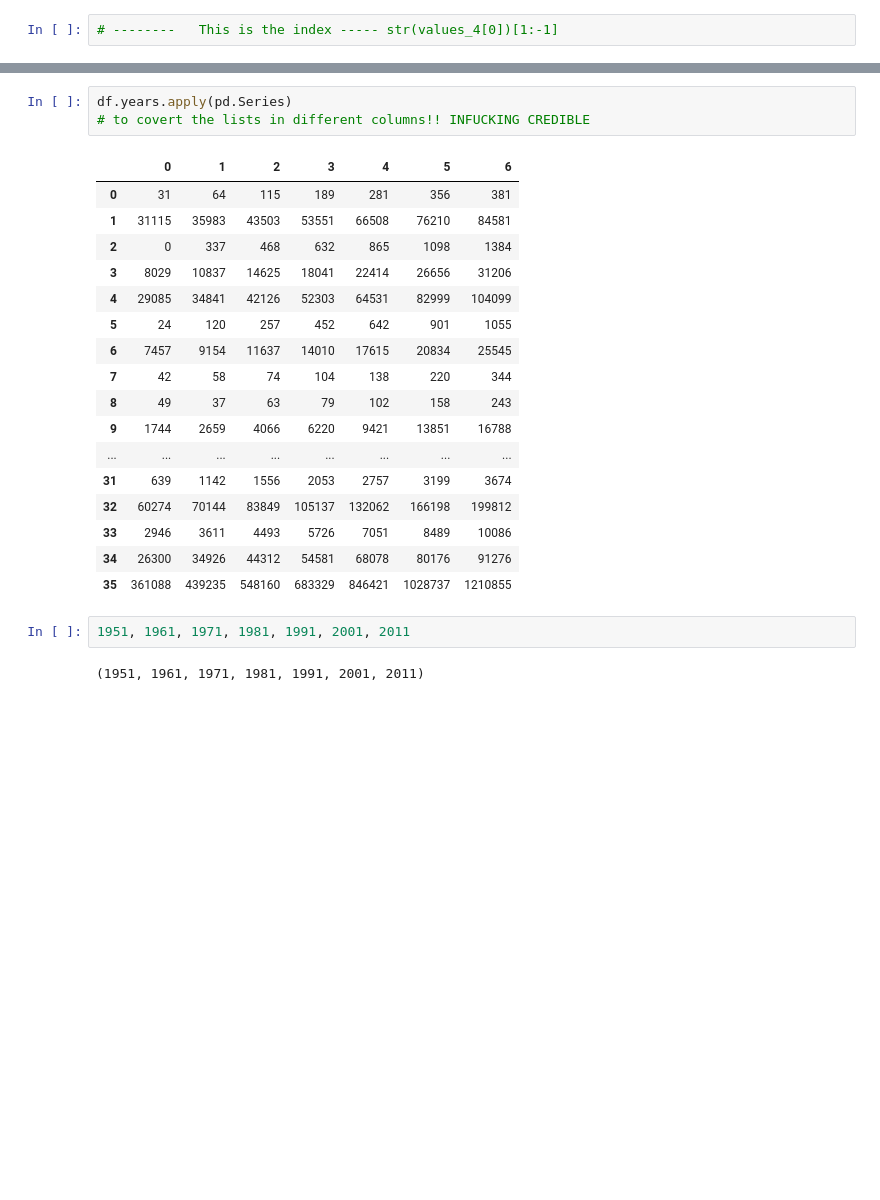
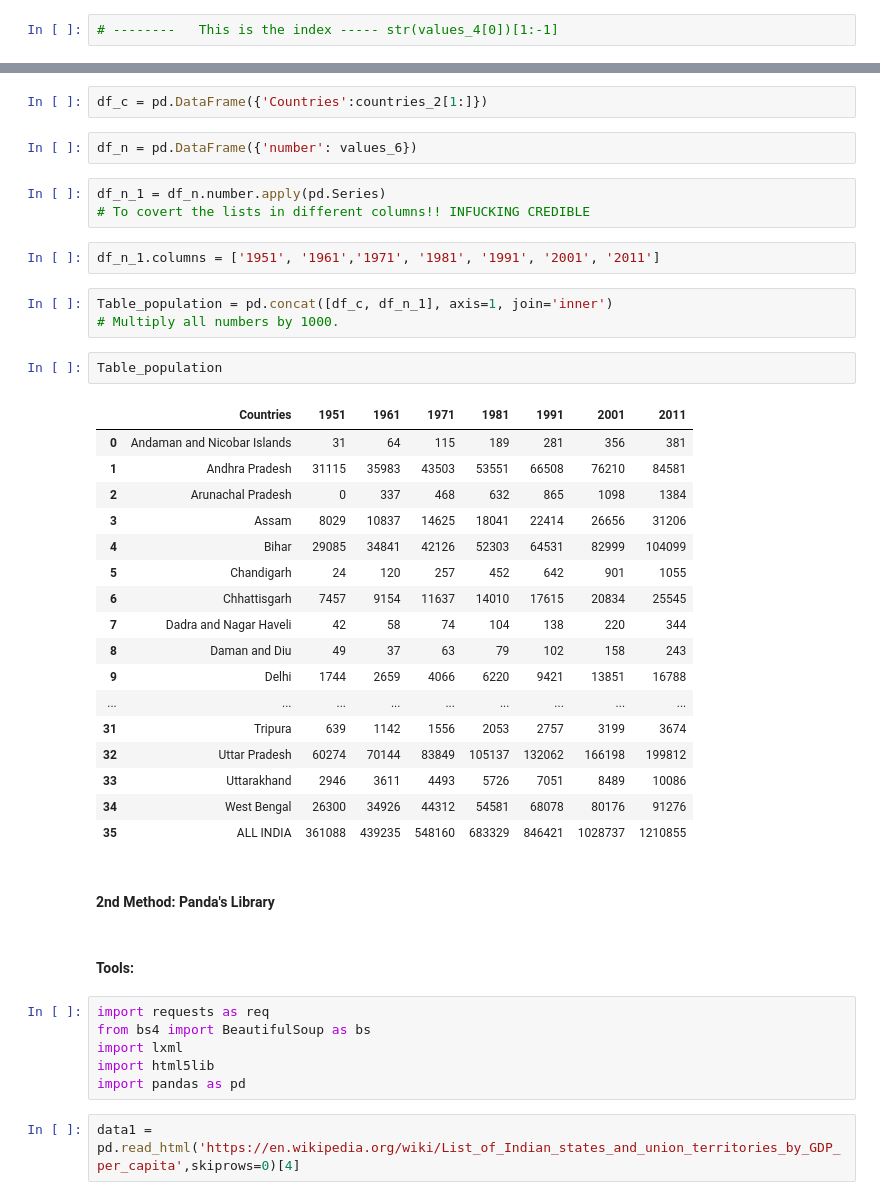
Before and after one commit to AntonioLopga12/ETL_Proyect_2022, a Jupyter notebook: 1_EXTRACTION.ipynb, the cells around one changed output, grey strips where cells are left out. Cells and saved outputs as stored; diff of their text form; blank space fills up the shorter version.

```diff
--- a/1_EXTRACTION.ipynb
+++ b/1_EXTRACTION.ipynb
@@ -120,25 +113,44 @@ df = pd.DataFrame(dic_1)
+# %%
+df_c = pd.DataFrame({'Countries':countries_2[1:]})
+# %%
+df_n = pd.DataFrame({'number': values_6})
 # %%
-df.years.apply(pd.Series)
-# to covert the lists in different columns!! INFUCKING CREDIBLE
+df_n_1 = df_n.number.apply(pd.Series)
+# To covert the lists in different columns!! INFUCKING CREDIBLE
-# %% [output]
-|  | 0 | 1 | 2 | 3 | 4 | 5 | 6 |
-| 0 | 31 | 64 | 115 | 189 | 281 | 356 | 381 |
-| 1 | 31115 | 35983 | 43503 | 53551 | 66508 | 76210 | 84581 |
-| 2 | 0 | 337 | 468 | 632 | 865 | 1098 | 1384 |
-| 3 | 8029 | 10837 | 14625 | 18041 | 22414 | 26656 | 31206 |
-| 4 | 29085 | 34841 | 42126 | 52303 | 64531 | 82999 | 104099 |
-| 5 | 24 | 120 | 257 | 452 | 642 | 901 | 1055 |
-| 6 | 7457 | 9154 | 11637 | 14010 | 17615 | 20834 | 25545 |
-| 7 | 42 | 58 | 74 | 104 | 138 | 220 | 344 |
-| 8 | 49 | 37 | 63 | 79 | 102 | 158 | 243 |
-| 9 | 1744 | 2659 | 4066 | 6220 | 9421 | 13851 | 16788 |
-| ... | ... | ... | ... | ... | ... | ... | ... |
-| 31 | 639 | 1142 | 1556 | 2053 | 2757 | 3199 | 3674 |
-| 32 | 60274 | 70144 | 83849 | 105137 | 132062 | 166198 | 199812 |
-| 33 | 2946 | 3611 | 4493 | 5726 | 7051 | 8489 | 10086 |
-| 34 | 26300 | 34926 | 44312 | 54581 | 68078 | 80176 | 91276 |
-| 35 | 361088 | 439235 | 548160 | 683329 | 846421 | 1028737 | 1210855 |
 # %%
-1951, 1961, 1971, 1981, 1991, 2001, 2011
+df_n_1.columns = ['1951', '1961','1971', '1981', '1991', '2001', '2011']
-# %% [output]
-(1951, 1961, 1971, 1981, 1991, 2001, 2011)
+# %%
+Table_population = pd.concat([df_c, df_n_1], axis=1, join='inner')
+# Multiply all numbers by 1000.
+# %%
+Table_population
+# %% [output]
+|  | Countries | 1951 | 1961 | 1971 | 1981 | 1991 | 2001 | 2011 |
+| 0 | Andaman and Nicobar Islands | 31 | 64 | 115 | 189 | 281 | 356 | 381 |
+| 1 | Andhra Pradesh | 31115 | 35983 | 43503 | 53551 | 66508 | 76210 | 84581 |
+| 2 | Arunachal Pradesh | 0 | 337 | 468 | 632 | 865 | 1098 | 1384 |
+| 3 | Assam | 8029 | 10837 | 14625 | 18041 | 22414 | 26656 | 31206 |
+| 4 | Bihar | 29085 | 34841 | 42126 | 52303 | 64531 | 82999 | 104099 |
+| 5 | Chandigarh | 24 | 120 | 257 | 452 | 642 | 901 | 1055 |
+| 6 | Chhattisgarh | 7457 | 9154 | 11637 | 14010 | 17615 | 20834 | 25545 |
+| 7 | Dadra and Nagar Haveli | 42 | 58 | 74 | 104 | 138 | 220 | 344 |
+| 8 | Daman and Diu | 49 | 37 | 63 | 79 | 102 | 158 | 243 |
+| 9 | Delhi | 1744 | 2659 | 4066 | 6220 | 9421 | 13851 | 16788 |
+| ... | ... | ... | ... | ... | ... | ... | ... | ... |
+| 31 | Tripura | 639 | 1142 | 1556 | 2053 | 2757 | 3199 | 3674 |
+| 32 | Uttar Pradesh | 60274 | 70144 | 83849 | 105137 | 132062 | 166198 | 199812 |
+| 33 | Uttarakhand | 2946 | 3611 | 4493 | 5726 | 7051 | 8489 | 10086 |
+| 34 | West Bengal | 26300 | 34926 | 44312 | 54581 | 68078 | 80176 | 91276 |
+| 35 | ALL INDIA | 361088 | 439235 | 548160 | 683329 | 846421 | 1028737 | 1210855 |
+# %% [markdown]
+#### 2nd Method: Panda's Library
+# %% [markdown]
+#### Tools:
+# %%
+import requests as req
+from bs4 import BeautifulSoup as bs
+import lxml
+import html5lib
+import pandas as pd
+# %%
+data1 = pd.read_html('https://en.wikipedia.org/wiki/List_of_Indian_states_and_union_territories_by_GDP_per_capita',skiprows=0)[4]
```
Also changed, not shown: parts of 14 cells of this notebook, 1 other file.
